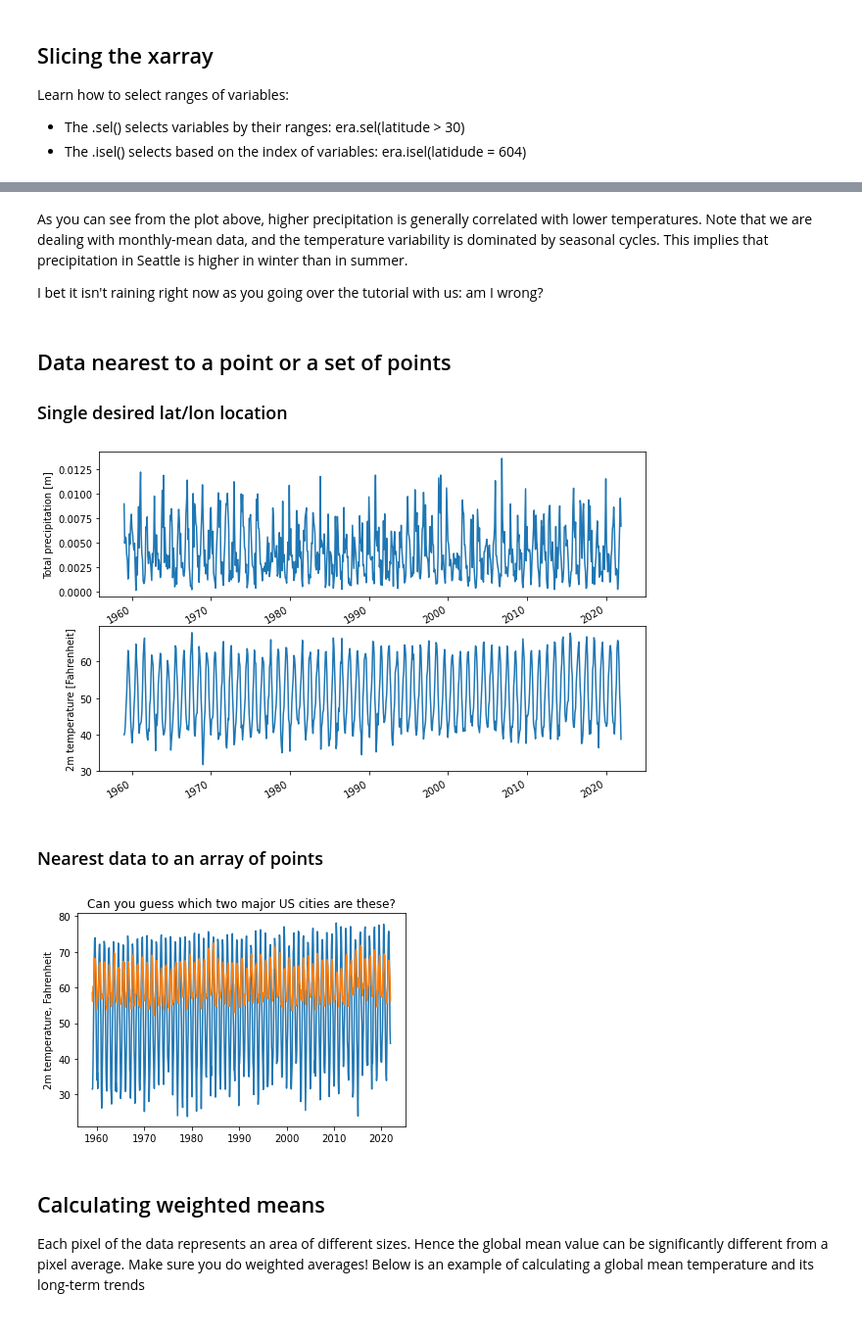
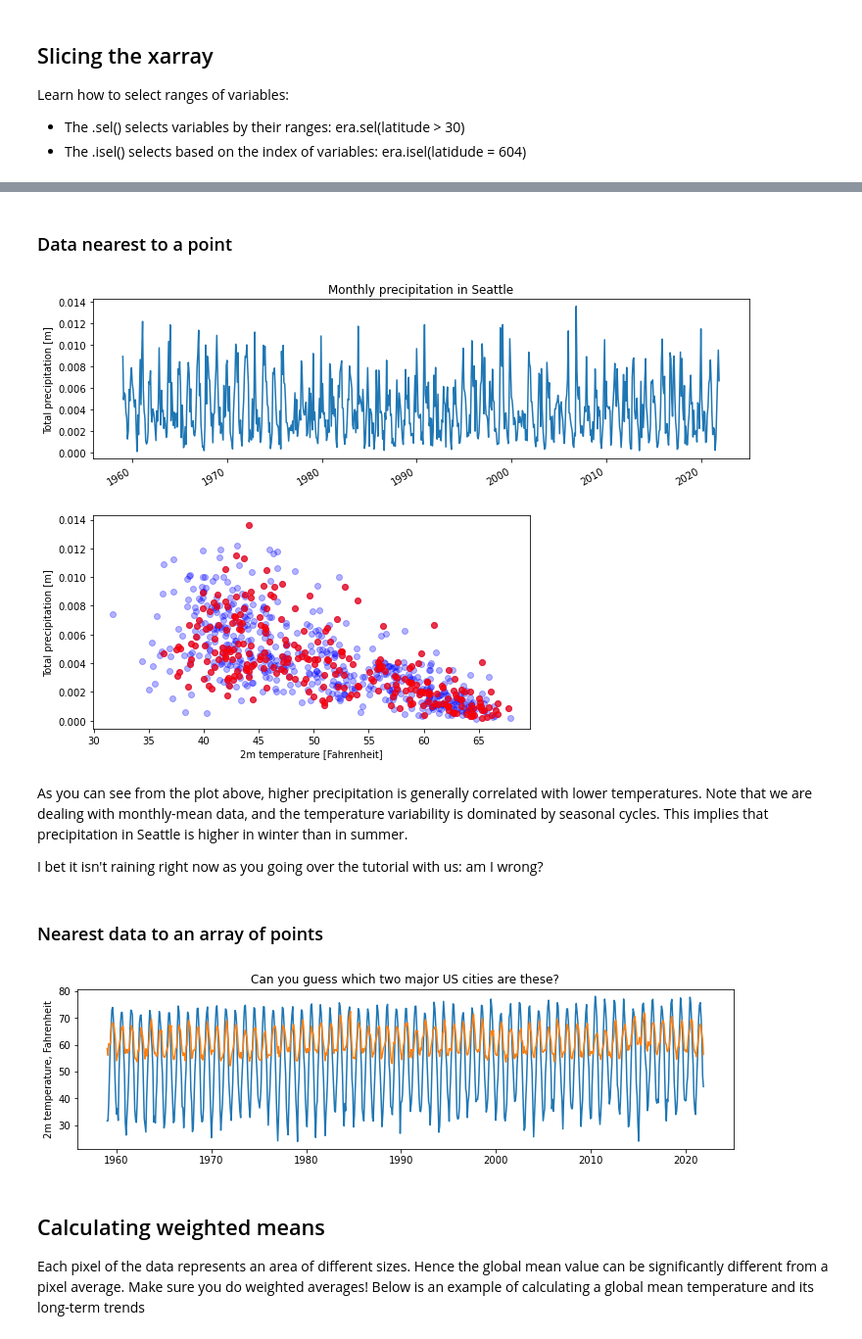
Before and after one commit to gmanuch/DataScienceOceanography, a Jupyter notebook: Tutorials/PO/ENSO.ipynb, the cells around one changed output, grey strips where cells are left out. Shown at 98% size. Cells and saved outputs as stored; diff of their text form; code cells hidden in the pictures.

```diff
--- a/Tutorials/PO/ENSO.ipynb
+++ b/Tutorials/PO/ENSO.ipynb
@@ -182,46 +173,53 @@ era_Seattle_recent.plot.scatter('t2m_F','tp',color='red',alpha=0.7);  # highligh
-# %% [markdown]
-As you can see from the plot above, higher precipitation is generally correlated with lower temperatures. Note that we are dealing with monthly-mean data, and the temperature variability is dominated by seasonal cycles. This implies that precipitation in Seattle is higher in winter than in summer.
-
-I bet it isn't raining right now as you going over the tutorial with us: am I wrong?
 # %% [markdown]
-## Data nearest to a point or a set of points
-### Single desired lat/lon location
+### Data nearest to a point
 # %%
 Lat_Seattle=47.6062      #Define the coordinates or a point of interests
 Lon_Seattle=360-122.3321
 
 era_Seattle=era.sel(longitude=Lon_Seattle,
                     latitude=Lat_Seattle,
                     method="nearest")     #Get the data from a point nearest to the desired lat/lon location
 
-plt.figure(figsize=(10, 6))
-plt.subplot(2,1,1)              #plotting in several subplots
-era_Seattle['tp'].plot()        #xarray figured out that you only have timeseries and made an appropriate plot
-plt.xlabel(''); plt.title('')
-
-plt.subplot(2,1,2)
-era_Seattle['t2m_F'].plot()
-plt.xlabel(''); plt.title('');
+plt.figure(figsize=(12, 3))
+era_Seattle['tp'].plot()                  #xarray figured out that you only have timeseries and made an appropriate plot
+plt.xlabel(''); plt.title('Monthly precipitation in Seattle');
 # %% [output]
-[figure, old version]
+[figure, new version]
+# %%
+#Choosing different time slices
+
+era_Seattle_recent=era_Seattle.sel(time=slice("2000-01", "2022-01")) # slice() creates a range of all values between the specified bounds
+
+plt.figure(figsize=(8,4))
+era_Seattle.plot.scatter('t2m_F','tp',color='blue',alpha=0.3) # scatter plot of surface temperature and precipitation in Seattle;
+era_Seattle_recent.plot.scatter('t2m_F','tp',color='red',alpha=0.7);  # highlight points from a chosen time range
+#the parameter alpha has a range [0,1] and makes points transparent
+# %% [output]
+[figure]
+# %% [markdown]
+As you can see from the plot above, higher precipitation is generally correlated with lower temperatures. Note that we are dealing with monthly-mean data, and the temperature variability is dominated by seasonal cycles. This implies that precipitation in Seattle is higher in winter than in summer.
+
+I bet it isn't raining right now as you going over the tutorial with us: am I wrong?
 # %% [markdown]
 ### Nearest data to an array of points
 # %%
-point_lats=np.array([40.7128, 34.0522 ])
+point_lats=np.array([40.7128, 34.0522 ])            #define the lat/lon coordinates of the points
 point_lons=360-np.array([74.0060, 118.2437])
 
-point_lats=xr.DataArray(point_lats, dims="points")
+point_lats=xr.DataArray(point_lats, dims="points")  #create xarrays from those coordinates with a new dimension called for example "points"
 point_lons=xr.DataArray(point_lons, dims="points")
 
-point_sst=era['t2m_F'].sel(latitude=point_lats, longitude=point_lons, method='nearest',tolerance=0.5)
+point_sst=era['t2m_F'].sel(latitude=point_lats, longitude=point_lons,
+                           method='nearest',tolerance=0.5)
 
 
+plt.figure(figsize=(12, 3))
 plt.plot(point_sst.time,point_sst[:,0])
 plt.plot(point_sst.time,point_sst[:,1])
 plt.ylabel(point_sst.long_name + ', ' + point_sst.units)
 plt.title('Can you guess which two major US cities are these?');
 # %% [output]
-[figure, old version]
+[figure, new version]
 # %% [markdown]
 ## Calculating weighted means
 
```
Also changed, not shown: parts of 13 cells of this notebook, 2 other files.
